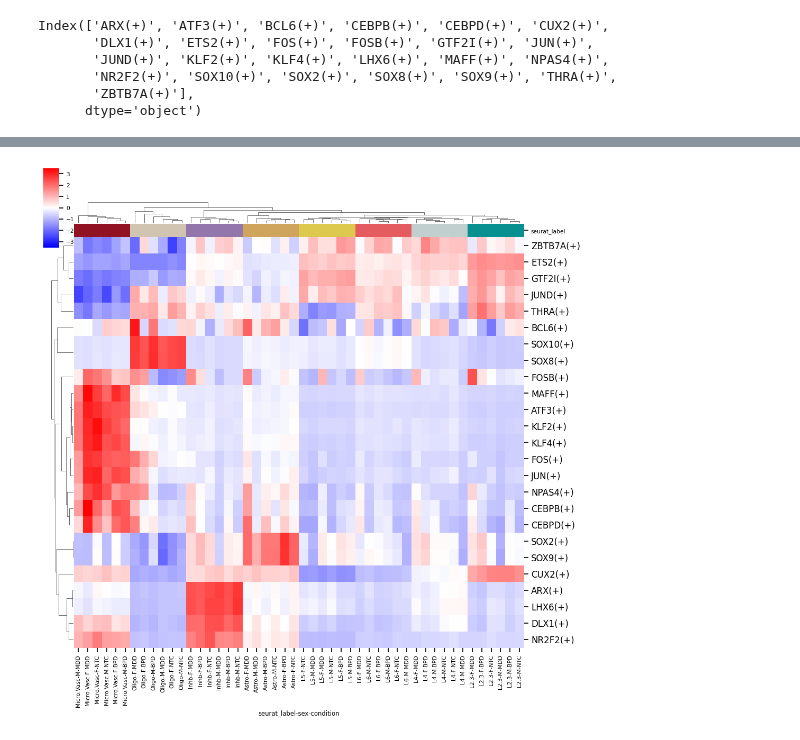
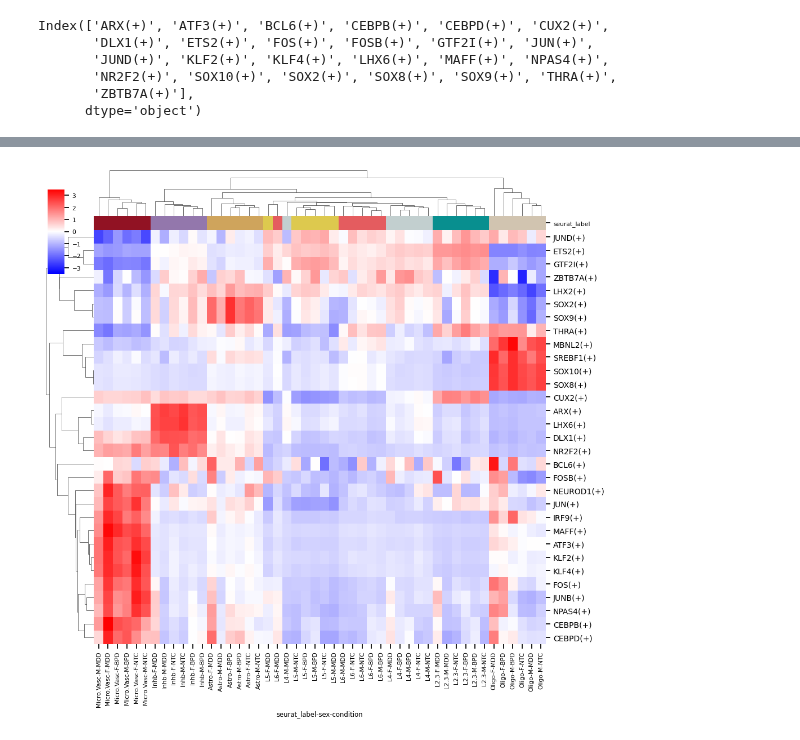
Before and after one commit to LieberInstitute/spatialDLPFC_mdd_bpd, a Jupyter notebook: code/10_SCENIC/08_explore-AUCell-regulons.ipynb, the cells around one changed output, grey strips where cells are left out. Cells and saved outputs as stored; diff of their text form; code cells hidden in the pictures.

Commit message:
Prep for AUCell plots in bash script

```diff
--- a/code/10_SCENIC/08_explore-AUCell-regulons.ipynb
+++ b/code/10_SCENIC/08_explore-AUCell-regulons.ipynb
@@ -9,7 +9,7 @@ import seaborn as sns
 # %%
 pdir = "/dcs04/lieber/marmaypag/spatialDLPFC_mdd_bpd_LIBD4100/spatialDLPFC_mdd_bpd/"
 REGULON_PATH = pdir+"processed-data/10_SCENIC/AUCell_regulons/"
-REGULON_TYPE = "regulons-weighted-top20-refined-filtered"
+REGULON_TYPE = "regulons-weighted-top20"
 # %%
 def extract_aucell(cluster):
 
@@ -125,18 +101,21 @@ sns.set_context("notebook", font_scale=.7)
 # %%
 df_scores = joined_all[list(auc_all.select_dtypes('number').columns)+['seurat_label','sex','condition']]
 df_means = df_scores.groupby(by=['seurat_label','sex','condition']).mean()
 
 colors_df = pd.DataFrame(index=df_means.index)
 colors_df['seurat_label'] = [x[0] for x in df_means.index]
 row_colors = colors_df['seurat_label'].map(transfer_bright)
 
-hmp = sns.clustermap(df_means.T, z_score='row', col_colors=row_colors, dendrogram_ratio=.05,
+hmp = sns.clustermap(df_means.T, z_score='row', col_colors=row_colors, dendrogram_ratio=.1,
                cmap='bwr', vmin=-3.5, vmax=3.5,
-              cbar_pos=(0.0, 0.9, 0.03, 0.15))
-hmp.ax_heatmap.set_yticklabels(hmp.ax_heatmap.get_ymajorticklabels(), fontsize = 12)
+              cbar_pos=(0.02, 0.8, 0.03, 0.15))
+hmp.ax_heatmap.set_yticklabels(hmp.ax_heatmap.get_ymajorticklabels(), fontsize = 10)
+
+hmp.figure.savefig(pdir+'plots/10_SCENIC/spe-n119_13162-no-lowUMI_logcounts_'+REGULON_TYPE+'_AUCell-seurat-pc30.pdf')
+
 plt.show()
 # %% [output]
-[figure, old version]
+[figure, new version]
 # %%
 df_scores = joined_all[list(auc_all.select_dtypes('number').columns)+['smoothed_k9_1663','sex','condition']]
 df_scores = df_scores.loc[-df_scores['smoothed_k9_1663'].isin(['Vasc','GABA'])]
```
Also changed, not shown: parts of 19 cells of this notebook, 5 other files.
